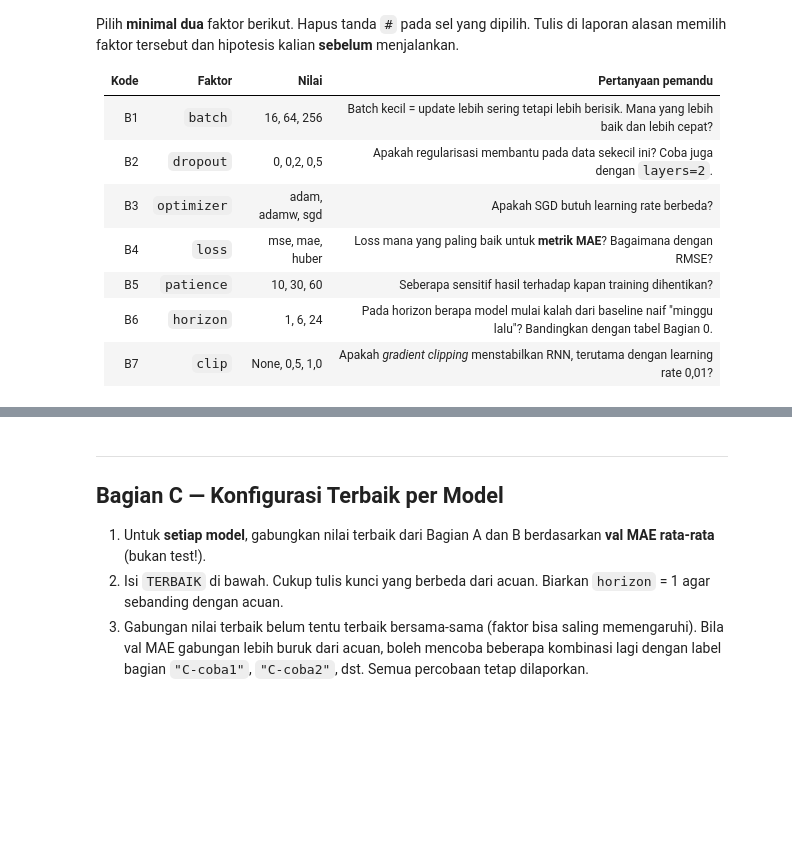
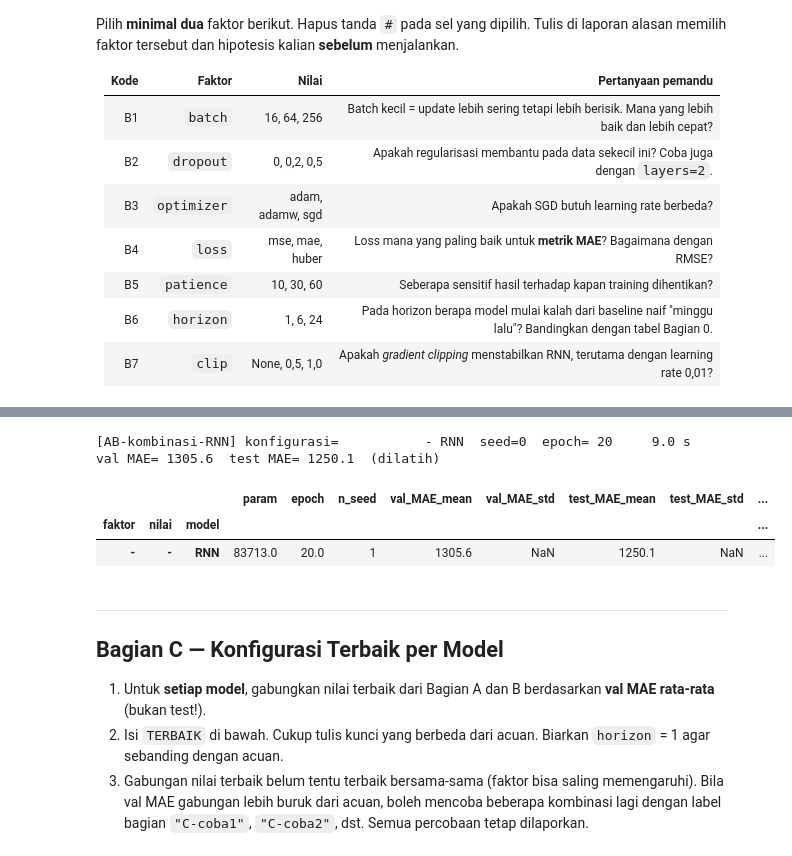
Before and after one commit to adhitngab/dlw-tugas-ra-124400015, a Jupyter notebook: tugas_ablasi.ipynb, the cells around one changed output, grey strips where cells are left out. Drawn from its saved outputs; the diff is of its cells as text; code cells hidden in the pictures; blank space fills up the shorter version.

Commit message:
menambahkn kombinasi rnn

```diff
--- a/tugas_ablasi.ipynb
+++ b/tugas_ablasi.ipynb
@@ -646,0 +625,20 @@ ringkas(ann_kombinasi)
+# %%
+rnn_kombinasi = jalankan(
+    "AB-kombinasi-RNN",
+    None,
+    ["-"],
+    models=["RNN"],
+    W=12,
+    hidden=128,
+    layers=3,
+    lr=1e-2,
+    fitur="semua",
+    dropout=0.0,
+    loss="huber",
+)
+ringkas(rnn_kombinasi)
+# %% [output]
+[AB-kombinasi-RNN] konfigurasi=           - RNN  seed=0  epoch= 20     9.0 s  val MAE= 1305.6  test MAE= 1250.1  (dilatih)
+|  |  |  | param | epoch | n_seed | val_MAE_mean | val_MAE_std | test_MAE_mean | test_MAE_std | ... |
+| faktor | nilai | model |  |  |  |  |  |  |  | ... |
+| - | - | RNN | 83713.0 | 20.0 | 1 | 1305.6 | NaN | 1250.1 | NaN | ... |
```
Also changed, not shown: parts of 7 cells of this notebook.
